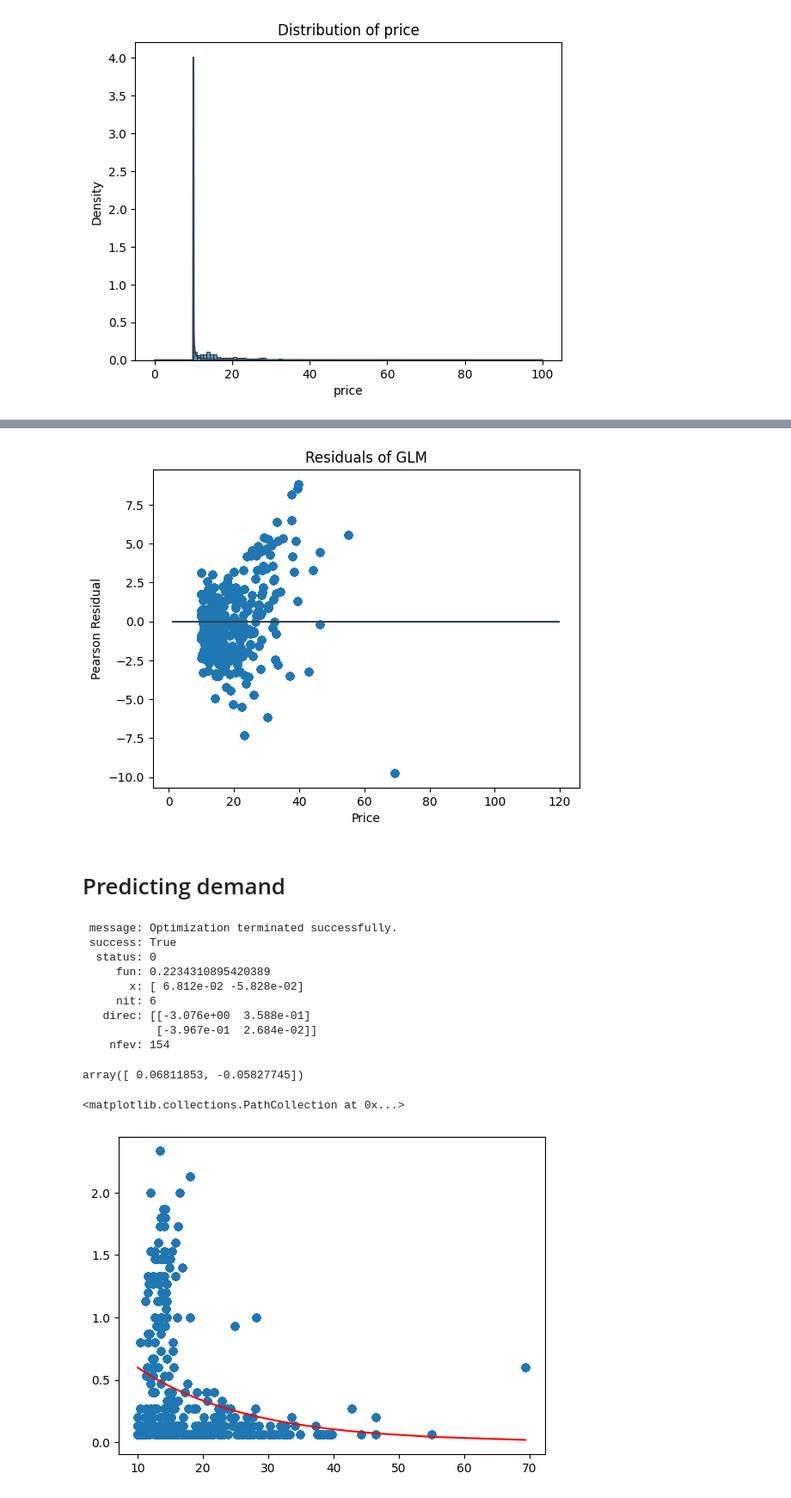
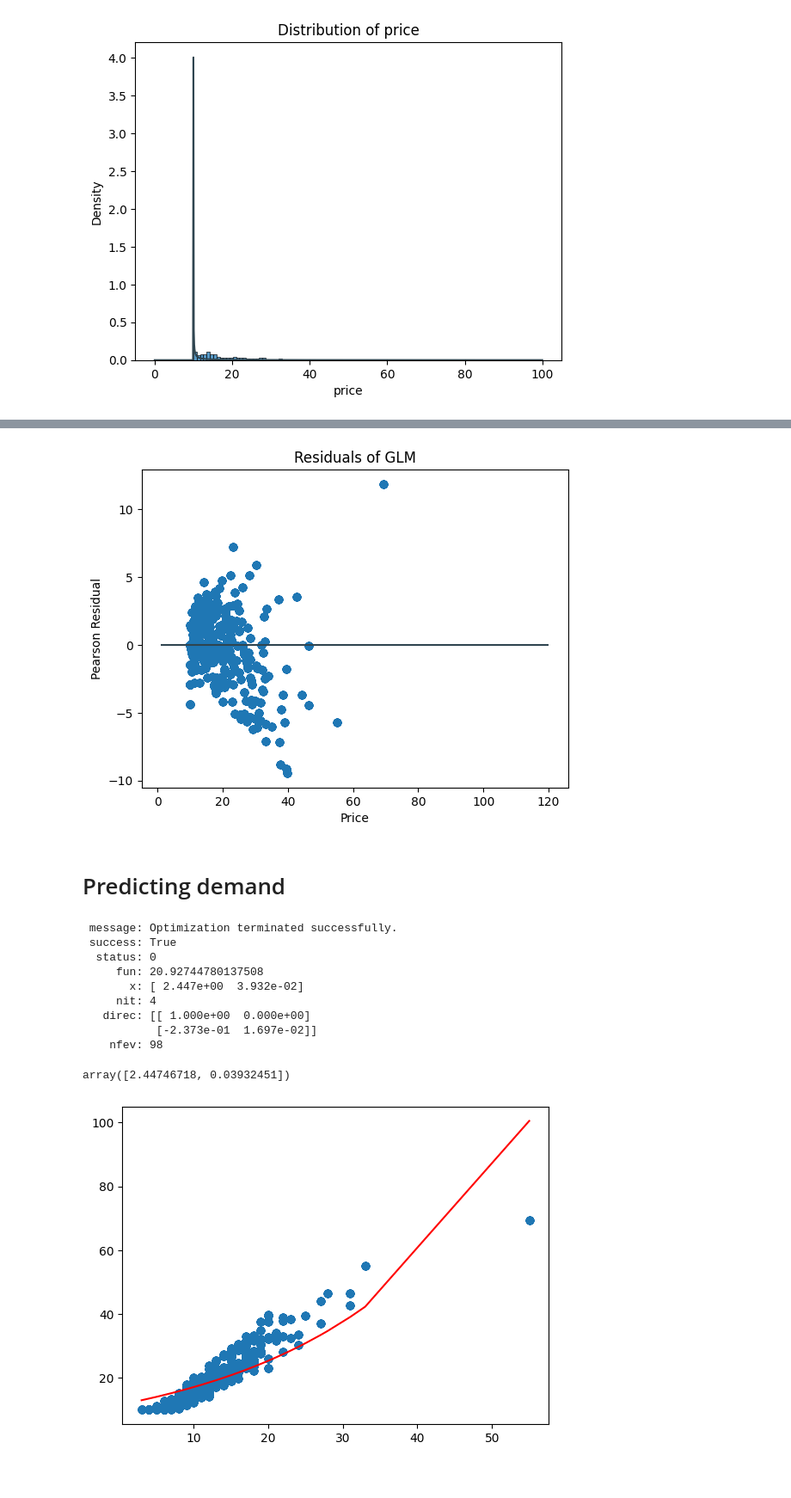
Before and after one commit to Jungar111/multi_agent_reinforcement_learning, a Jupyter notebook: notebooks/data_analysis_brooklyn.ipynb, the cells around one changed output, grey strips where cells are left out. Shown: that part at 86% size. Saved outputs shown, nothing was run; the diff lists cells and outputs as text; code cells hidden in the pictures.

Commit message:
Price works.

```diff
--- a/notebooks/data_analysis_brooklyn.ipynb
+++ b/notebooks/data_analysis_brooklyn.ipynb
@@ -152,45 +194,45 @@ Generalized Linear Model Regression Results
 # %%
-plt.scatter(pred_df["price"], pred_df["price"] - fitted_glm.predict())
+plt.scatter(pred_df["price"], fitted_glm.predict() - pred_df["price"])
 plt.hlines(y=0, xmin=1, xmax=120, color="#2F4550")
 plt.xlabel("Price")
 plt.ylabel("Pearson Residual")
 plt.title("Residuals of GLM")
 plt.show()
 # %% [output]
-[figure, old version]
+[figure, new version]
 # %% [markdown]
 # Predicting demand
 # %%
-def model_2(vars, price):
+def model_2(vars, travel_time):
     alpha, beta = vars
-    demand_hat = np.exp(alpha + beta * price)
+    demand_hat = np.exp(alpha + beta * travel_time)
     return demand_hat
 # %%
-def mse_model2(vars, price, demand):
-    demand_hat = model_2(vars, price)
-    return np.mean((demand-demand_hat)**2)
+def mse_model2(vars, price, travel_time):
+    price_hat = model_2(vars, travel_time)
+    return np.mean((price-price_hat)**2)
 # %%
-x0 = (5,-0.6)
-res = minimize(mse_model2, x0, args=(df.price, df.demand), tol=1e-3, method="Powell")
+x0 = (0,0)
+res = minimize(mse_model2, x0, args=(df.price, df.travel_time), tol=1e-3, method="Powell")
 # %%
 res
 # %% [output]
  message: Optimization terminated successfully.
  success: True
   status: 0
-     fun: 0.2234310895420389
-       x: [ 6.812e-02 -5.828e-02]
-     nit: 6
-   direc: [[-3.076e+00  3.588e-01]
-           [-3.967e-01  2.684e-02]]
-    nfev: 154
+     fun: 20.92744780137508
+       x: [ 2.447e+00  3.932e-02]
+     nit: 4
+   direc: [[ 1.000e+00  0.000e+00]
+           [-2.373e-01  1.697e-02]]
+    nfev: 98
 # %%
 res.x
 # %% [output]
-array([ 0.06811853, -0.05827745])
+array([2.44746718, 0.03932451])
 # %%
-plt.plot(df.price.sort_values(ascending=False).values, model_2(res.x, df.price.sort_values(ascending=False).values), color="red")
-plt.scatter(df.price.sort_values(ascending=False).values,df.sort_values("price", ascending=False).demand.values)
+plt.plot(df.travel_time.sort_values(ascending=False).values, model_2(res.x, df.travel_time.sort_values(ascending=False).values), color="red")
+plt.scatter(df.travel_time.sort_values(ascending=False).values,df.sort_values("travel_time", ascending=False).price.values)
+plt.show()
 # %% [output]
-<matplotlib.collections.PathCollection at 0x...>
-[figure, old version]
+[figure, new version]
```
Also changed, not shown: parts of 16 cells of this notebook, 4 other files.
